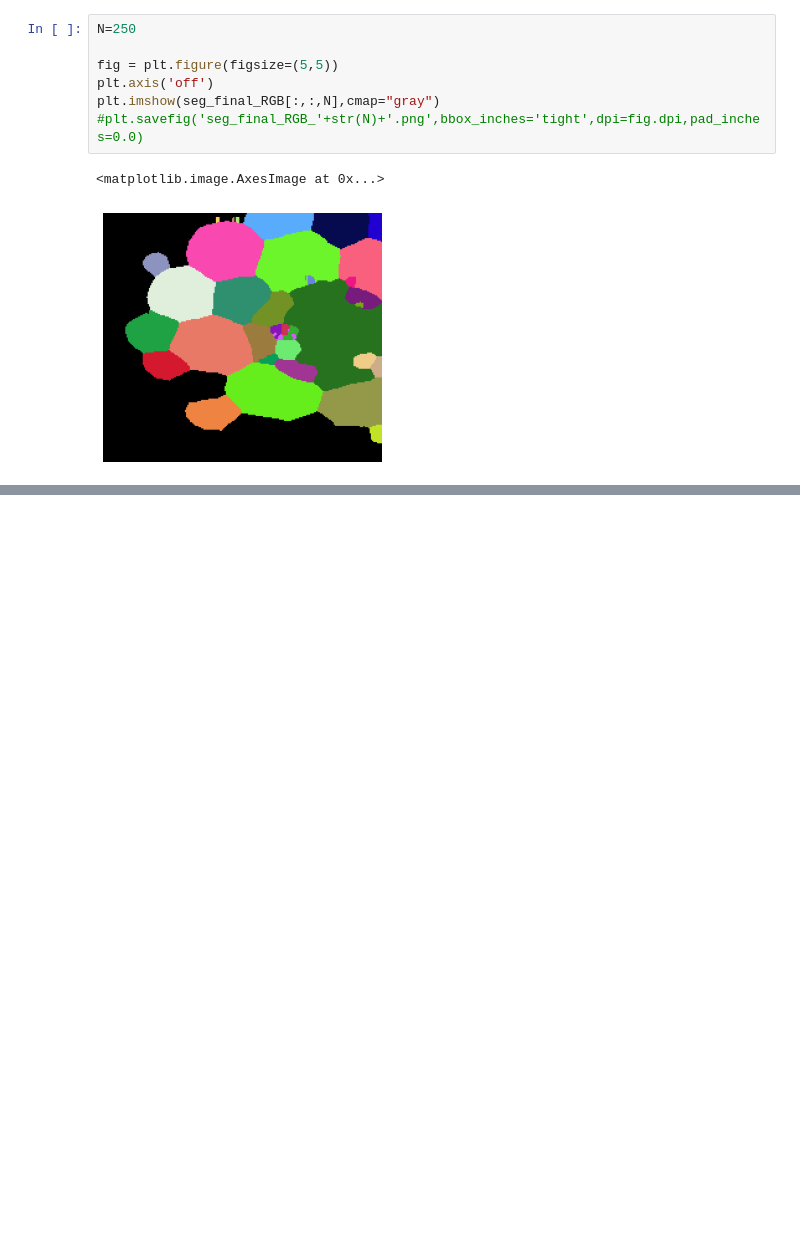
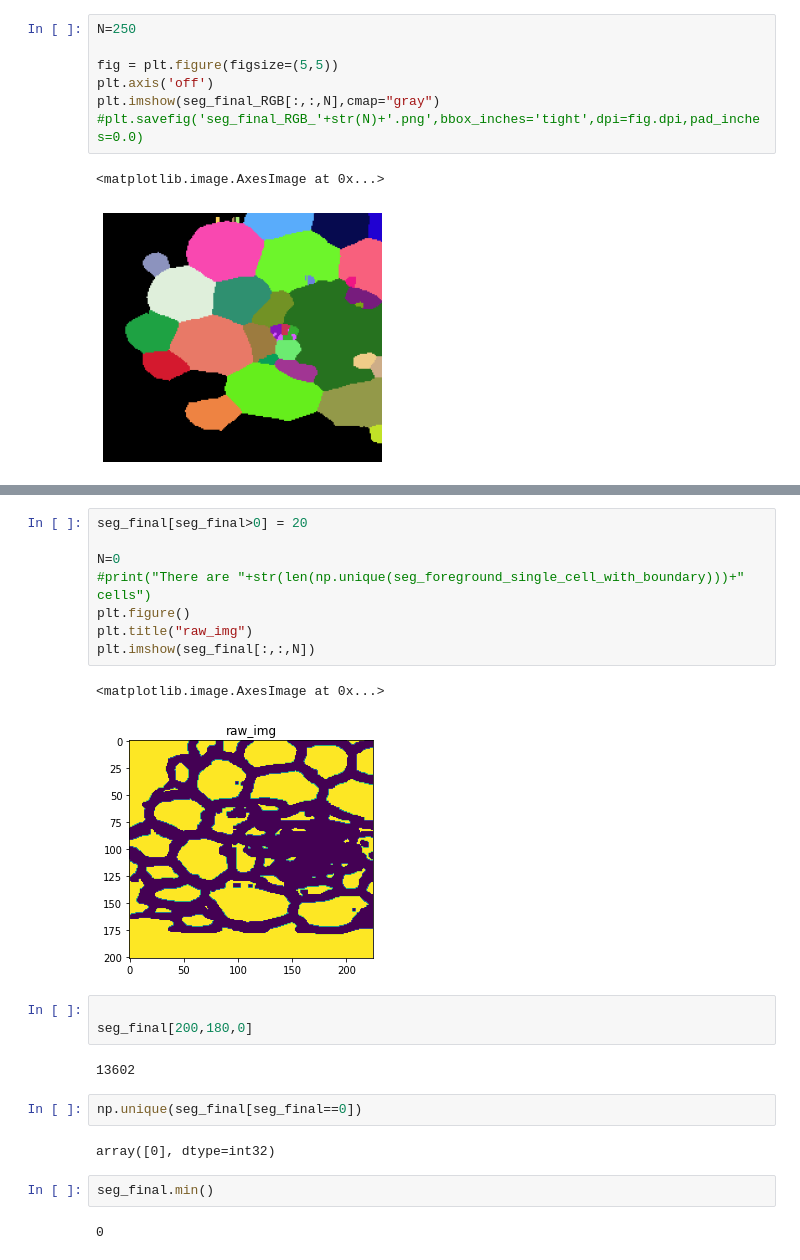
Before and after one commit to theGindar/3DCellSegMasterThesis, a Jupyter notebook: test_LRP.ipynb, the cells around one changed output, grey strips where cells are left out. Saved outputs shown, nothing was run; the diff lists cells and outputs as text; blank space fills up the shorter version.

```diff
--- a/test_LRP.ipynb
+++ b/test_LRP.ipynb
@@ -314,0 +335,24 @@ plt.imshow(seg_final_RGB[:,:,N],cmap="gray")
+# %%
+seg_final[seg_final>0] = 20
+
+N=0
+#print("There are "+str(len(np.unique(seg_foreground_single_cell_with_boundary)))+" cells")
+plt.figure()
+plt.title("raw_img")
+plt.imshow(seg_final[:,:,N])
+# %% [output]
+<matplotlib.image.AxesImage at 0x...>
+[figure, added]
+# %%
+
+seg_final[200,180,0]
+# %% [output]
+13602
+# %%
+np.unique(seg_final[seg_final==0])
+# %% [output]
+array([0], dtype=int32)
+# %%
+seg_final.min()
+# %% [output]
+0
```
Also changed, not shown: parts of 3 cells of this notebook, 2 other files.
